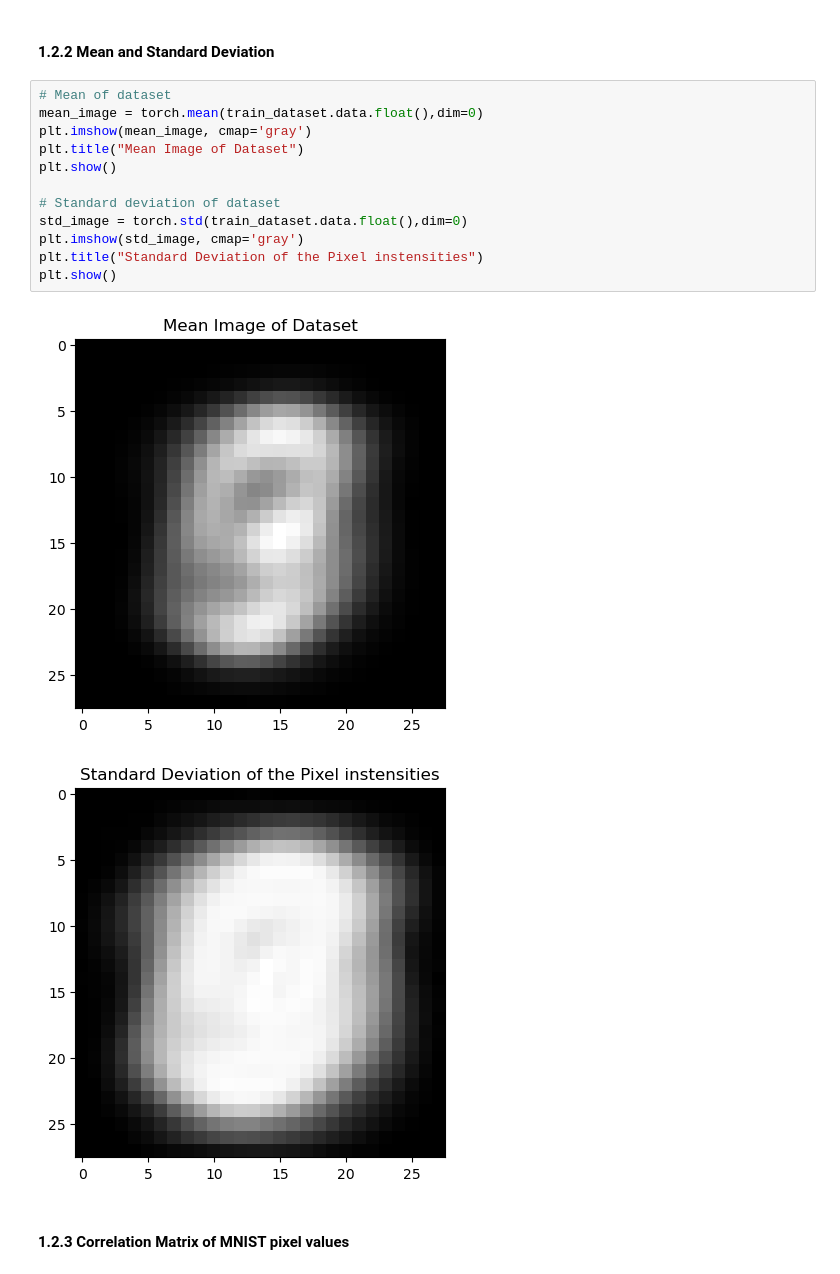
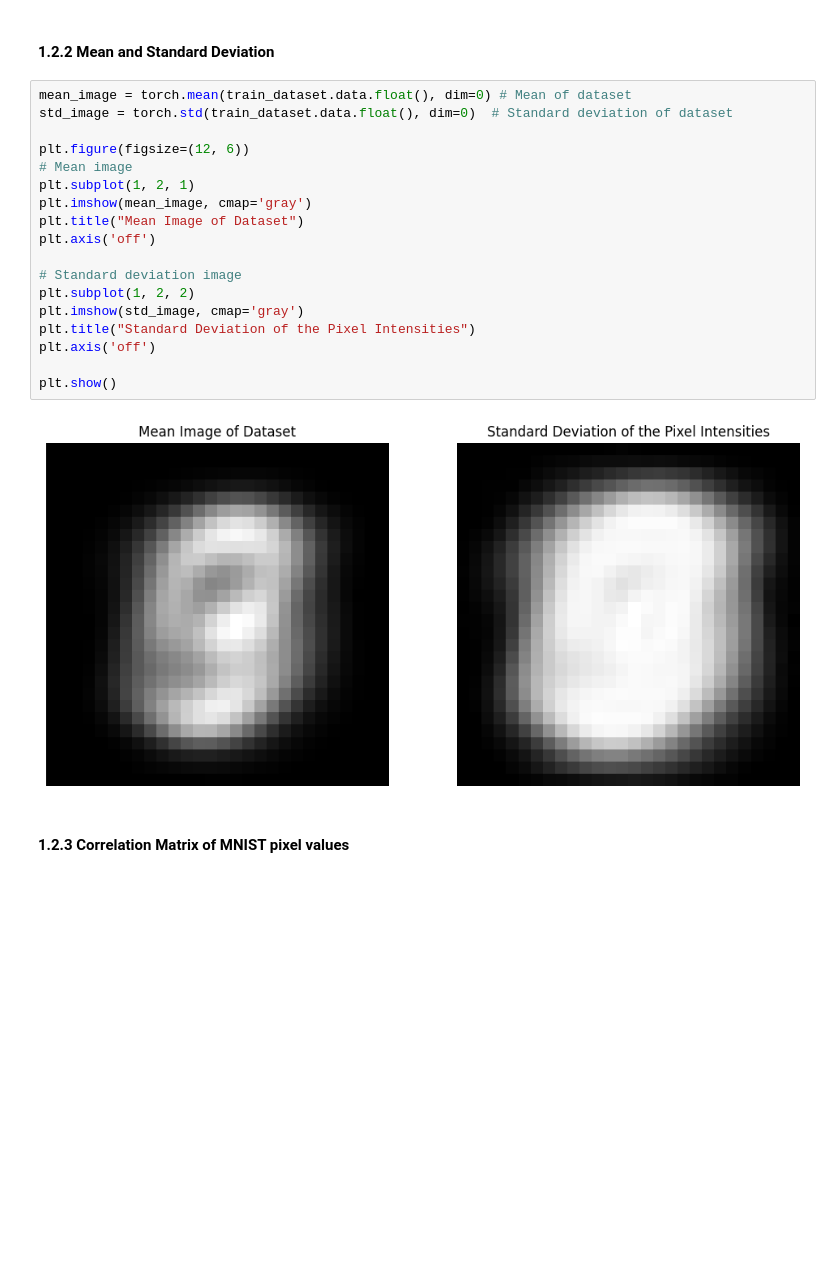
Before and after one commit to Team-Synapse-UoM/Custom-CNN-ImageClassification, a Jupyter notebook: data.ipynb, the cells around one changed output. Drawn from its saved outputs; the diff is of its cells as text; blank space fills up the shorter version.

```diff
--- a/data.ipynb
+++ b/data.ipynb
@@ -96,20 +131,25 @@ plt.show()#plot
 # %% [markdown]
 #### 1.2.2 Mean and Standard Deviation
 # %%
-# Mean of dataset
-mean_image = torch.mean(train_dataset.data.float(),dim=0)
+mean_image = torch.mean(train_dataset.data.float(), dim=0) # Mean of dataset
+std_image = torch.std(train_dataset.data.float(), dim=0)  # Standard deviation of dataset
+
+plt.figure(figsize=(12, 6))
+# Mean image
+plt.subplot(1, 2, 1)
 plt.imshow(mean_image, cmap='gray')
 plt.title("Mean Image of Dataset")
+plt.axis('off')
+
+# Standard deviation image
+plt.subplot(1, 2, 2)
+plt.imshow(std_image, cmap='gray')
+plt.title("Standard Deviation of the Pixel Intensities")
+plt.axis('off')
+
 plt.show()
-
-# Standard deviation of dataset
-std_image = torch.std(train_dataset.data.float(),dim=0)
-plt.imshow(std_image, cmap='gray')
-plt.title("Standard Deviation of the Pixel instensities")
-plt.show()
 # %% [output]
-[figure, old version]
+[figure, new version]
-[figure, removed]
 # %% [markdown]
 #### 1.2.3 Correlation Matrix of MNIST pixel values
 # %%
```
Also changed, not shown: parts of 10 cells of this notebook, 2 other files.
